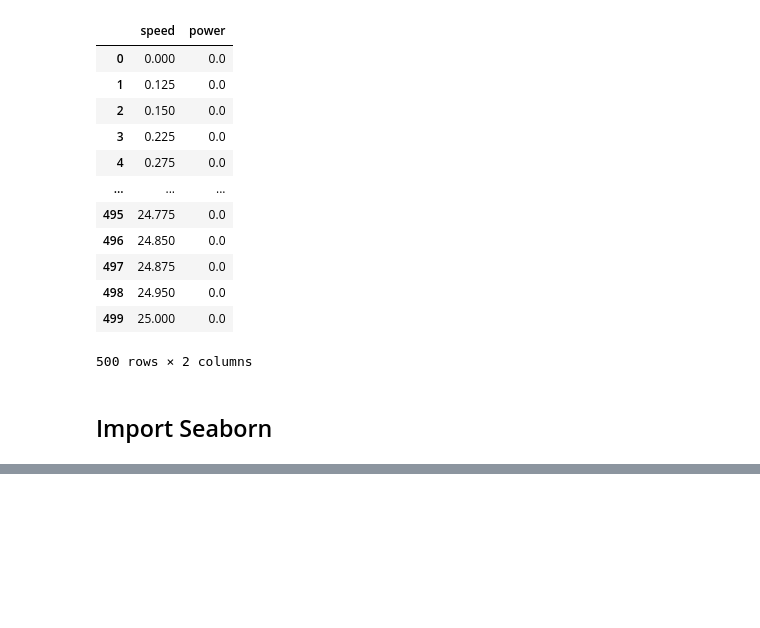
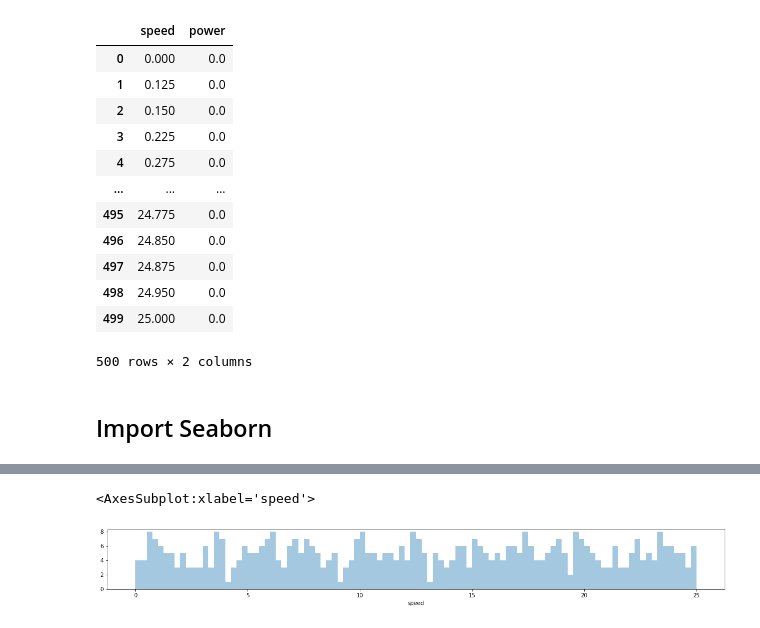
Before and after one commit to andkoc001/Machine-Learning-and-Statistics-Project, a Jupyter notebook: playground_powerproduction_ML.ipynb, the cells around one changed output, grey strips where cells are left out. Cells and saved outputs as stored; diff of their text form; code cells hidden in the pictures; blank space fills up the shorter version.

```diff
--- a/playground_powerproduction_ML.ipynb
+++ b/playground_powerproduction_ML.ipynb
@@ -109,0 +163,7 @@ sns.relplot(data=df, x="speed", y="power", s=20, palette="pastel", height=4, asp
+# %%
+# what wind speeds dominate - it appears to be more or less uniformely distributed
+plt.figure(figsize=(20,2))
+sns.distplot(df.speed, bins=100, kde=False)
+# %% [output]
+<AxesSubplot:xlabel='speed'>
+[figure, added]
```
Also changed, not shown: parts of 12 cells of this notebook, 1 other file.
